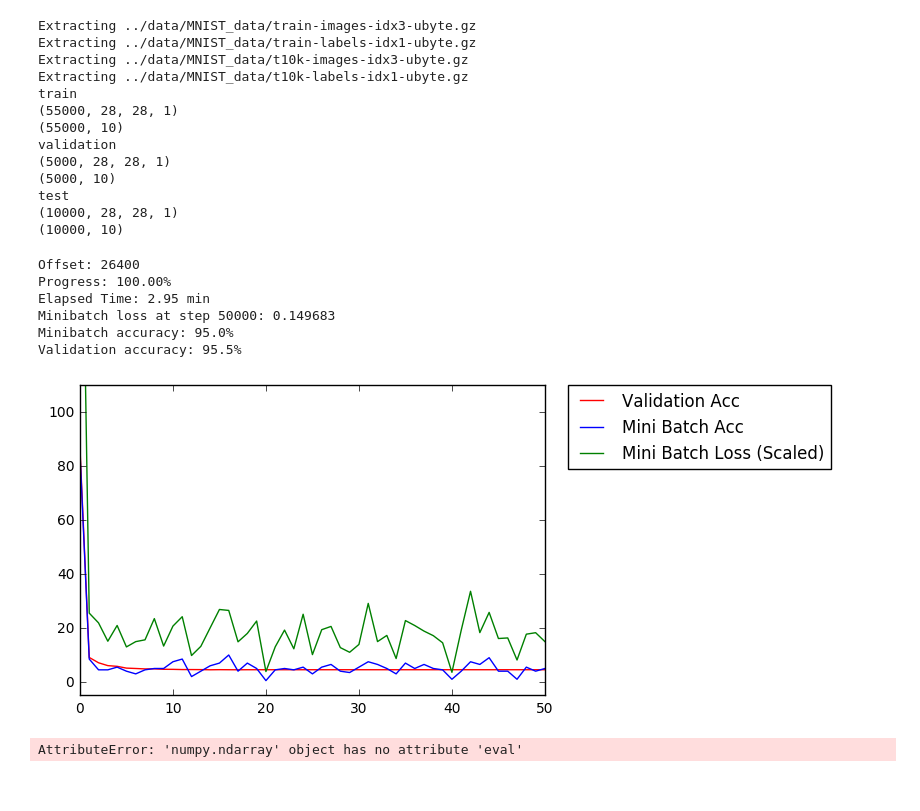
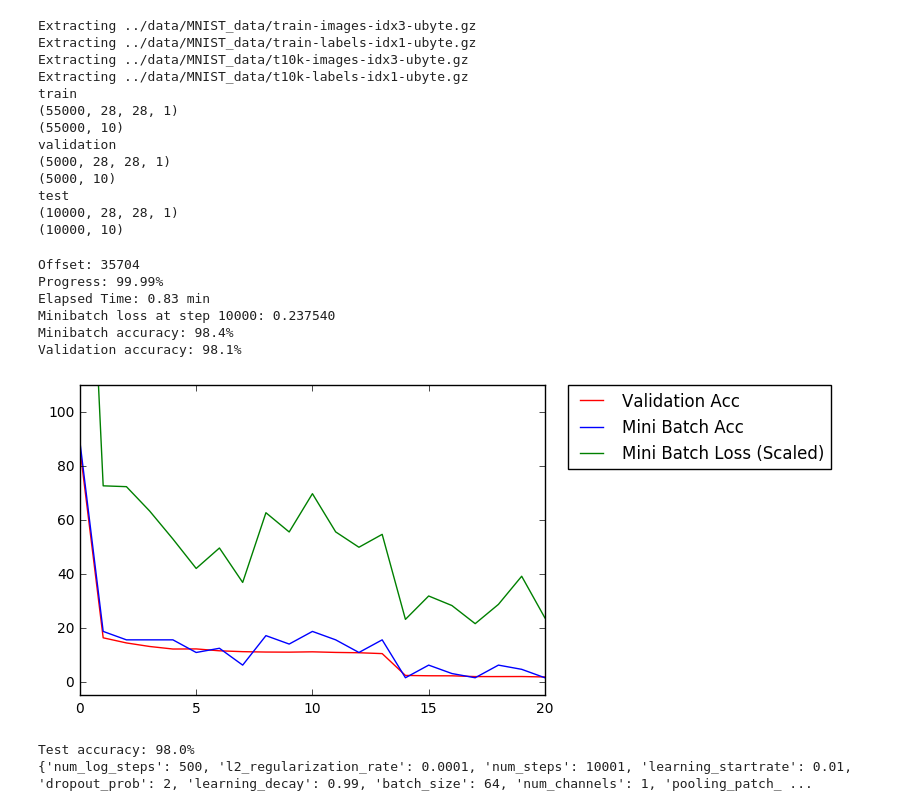
Before and after one commit to nadre/tensorflow_playground, a Jupyter notebook: conv_networks/MNIST.ipynb, the cells around one changed output. Saved outputs shown, nothing was run; the diff lists cells and outputs as text; code cells hidden in the pictures.

Commit message:
adding max pooling layer to mnist
Signed-off-by: Erdan Genc <erdan.genc@uni-weimar.de>

```diff
--- a/conv_networks/MNIST.ipynb
+++ b/conv_networks/MNIST.ipynb
@@ -180,30 +208,32 @@ with graph.as_default():
 
   with tf.variable_scope("validation_set"):
     tf_valid_dataset = tf.constant(validation_data)
+
   with tf.variable_scope("test_set"):
     tf_test_dataset = tf.constant(test_data)
 
   # Defining training
   logits = model(tf_train_dataset)
 
-  with tf.variable_scope("loss"):
-    loss = tf.reduce_mean(tf.nn.softmax_cross_entropy_with_logits(logits, tf_train_labels))
+  with tf.name_scope("error"):
+    error = tf.reduce_mean(tf.nn.softmax_cross_entropy_with_logits(logits, tf_train_labels)
+                          + tf.nn.l2_loss(logits) * param["l2_regularization_rate"],
+                        name="loss_calculation")
+    tf.scalar_summary(error.op.name, error)
 
   global_step = tf.Variable(0, name="global_step")  # count the number of steps taken.
-  learning_rate = tf.train.exponential_decay(param['learning_startrate'], global_step,
-                                             param['learning_decay_steps'], param['learning_decay'],
-                                             staircase=True)
-  # Optimizer.
-  with tf.variable_scope("optimizer"):
-    optimizer = tf.train.GradientDescentOptimizer(learning_rate).minimize(loss, global_step)
+
+  with tf.variable_scope("training"):
+    training = sgd_training(error, global_step)
 
   # Predictions for the training, validation, and test data.
-  with tf.variable_scope("train_prediction"):
+  with tf.name_scope("train_prediction"):
     train_prediction = tf.nn.softmax(logits)
 
-  tf.get_variable_scope().reuse_variables()
-  valid_prediction = tf.nn.softmax(model(tf_valid_dataset) , name="valid_prediction")
-  test_prediction = tf.nn.softmax(model(tf_test_dataset) , name="test_prediction")
+  with tf.name_scope("validation_and_test_prediction"):
+    tf.get_variable_scope().reuse_variables()
+    valid_prediction = tf.nn.softmax(model(tf_valid_dataset), name="valid_prediction")
+    test_prediction  = tf.nn.softmax(model(tf_test_dataset),  name="test_prediction")
 # %%
 log_data = {
     "mini_batch_loss" : [],
@@ -215,51 +245,59 @@ log_data = {
 delete_folder_content(param["log_folder"])
 
 start_time = time.time()
-with tf.Session(graph=graph) as session:
+with tf.Session(graph=graph, config=tf.ConfigProto(log_device_placement=True)) as session:
 
   session.run(tf.initialize_all_variables())
 
+  all_summaries = tf.merge_all_summaries()
   summary_writer = tf.train.SummaryWriter(param["log_folder"], session.graph)
 
   print('Initialized')
   for step in range(param['num_steps']):
 
     offset = (step * param['batch_size']) % (train_labels.shape[0] - param['batch_size'])
 
     batch_data = train_data[offset:(offset + param['batch_size']), :, :, :]
 
     batch_labels = train_labels[offset:(offset + param['batch_size']), :]
 
     feed_dict = {tf_train_dataset : batch_data, tf_train_labels : batch_labels}
 
-    _, l, predictions = session.run([optimizer, loss, train_prediction], feed_dict=feed_dict)
+    _, l, predictions = session.run([training, error, train_prediction], feed_dict=feed_dict)
 
     if (step % param["num_log_steps"] == 0):
       clear_output()
+
+      #logging the error for tensorboard
+      summary_str = session.run(all_summaries, feed_dict=feed_dict)
+      summary_writer.add_summary(summary_str, step)
+      summary_writer.flush()
+
       print("Offset: {}".format(offset))
       print("Progress: {:5.2f}%".format( step*100 / param['num_steps']) )
       print("Elapsed Time: {:4.2f} min".format( (time.time() - start_time) / 60 ))
       print("Minibatch loss at step %d: %f" % (step, l))
       log_data["mini_batch_loss"].append(l * 100)
 
       mini_batch_acc = accuracy(predictions, batch_labels)
       print("Minibatch accuracy: %.1f%%" % mini_batch_acc)
       log_data["mini_batch_acc"].append(100.0 - mini_batch_acc)
 
       val_acc = accuracy( valid_prediction.eval(), validation_labels )
       print("Validation accuracy: %.1f%%" % val_acc )
       log_data["validation_acc"].append(100.0 - val_acc)
       plot_log_data(log_data)
 
-  test_acc = accuracy( test_labels.eval(), test_labels )
-  print("Test accuracy: %.1f%%" % val_acc )
+  test_acc = accuracy( test_prediction.eval(), test_labels )
+  print("Test accuracy: %.1f%%" % test_acc )
   print(param)
 # %% [output]
-Offset: 26400
-Progress: 100.00%
-Elapsed Time: 2.95 min
-Minibatch loss at step 50000: 0.149683
-Minibatch accuracy: 95.0%
-Validation accuracy: 95.5%
+Offset: 35704
+Progress: 99.99%
+Elapsed Time: 0.83 min
+Minibatch loss at step 10000: 0.237540
+Minibatch accuracy: 98.4%
+Validation accuracy: 98.1%
-[figure, old version]
+[figure, new version]
-AttributeError: 'numpy.ndarray' object has no attribute 'eval'
+Test accuracy: 98.0%
+{'num_log_steps': 500, 'l2_regularization_rate': 0.0001, 'num_steps': 10001, 'learning_startrate': 0.01, 'dropout_prob': 2, 'learning_decay': 0.99, 'batch_size': 64, 'num_channels': 1, 'pooling_patch_ ...
```
Also changed, not shown: parts of 4 cells of this notebook.
